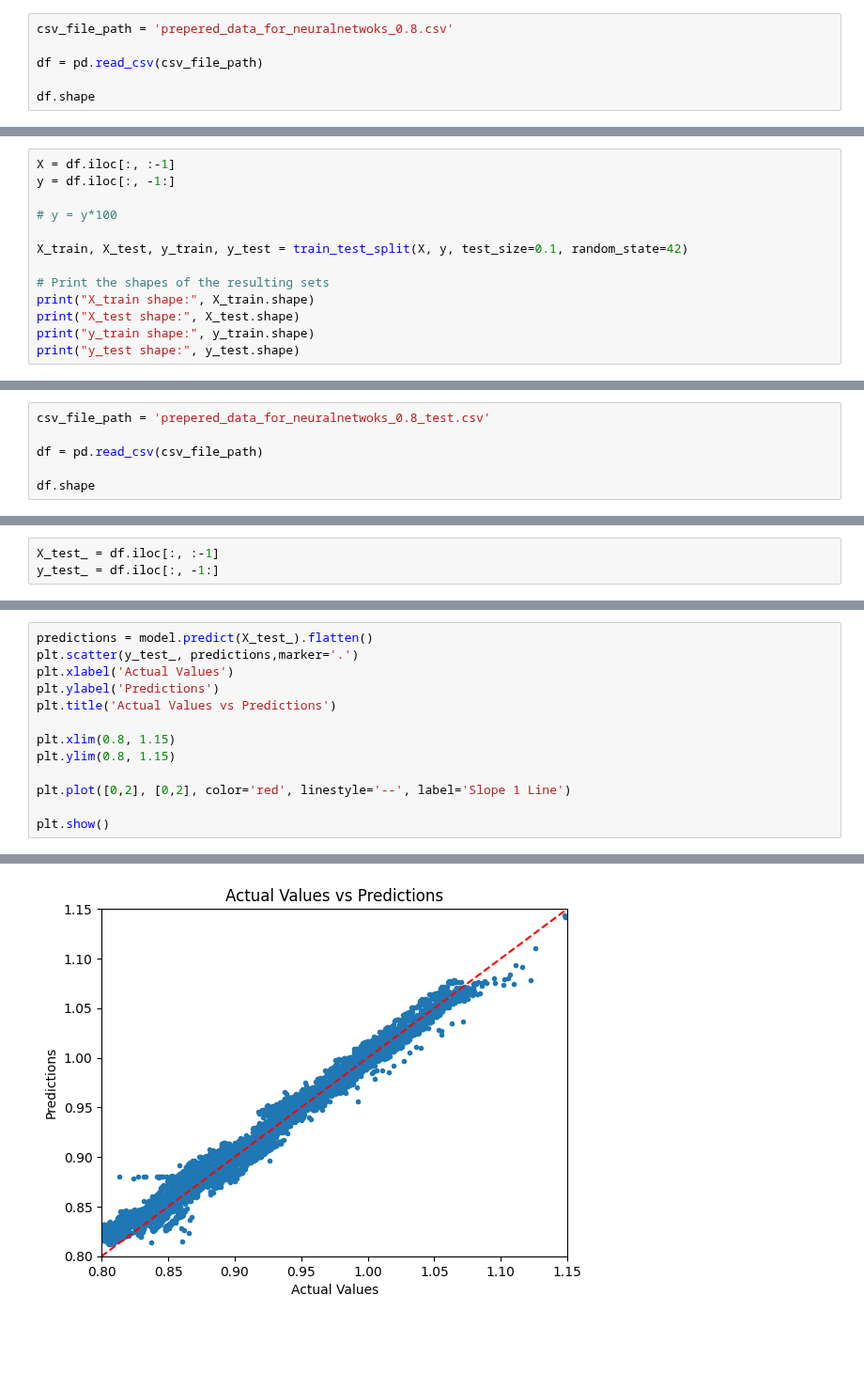
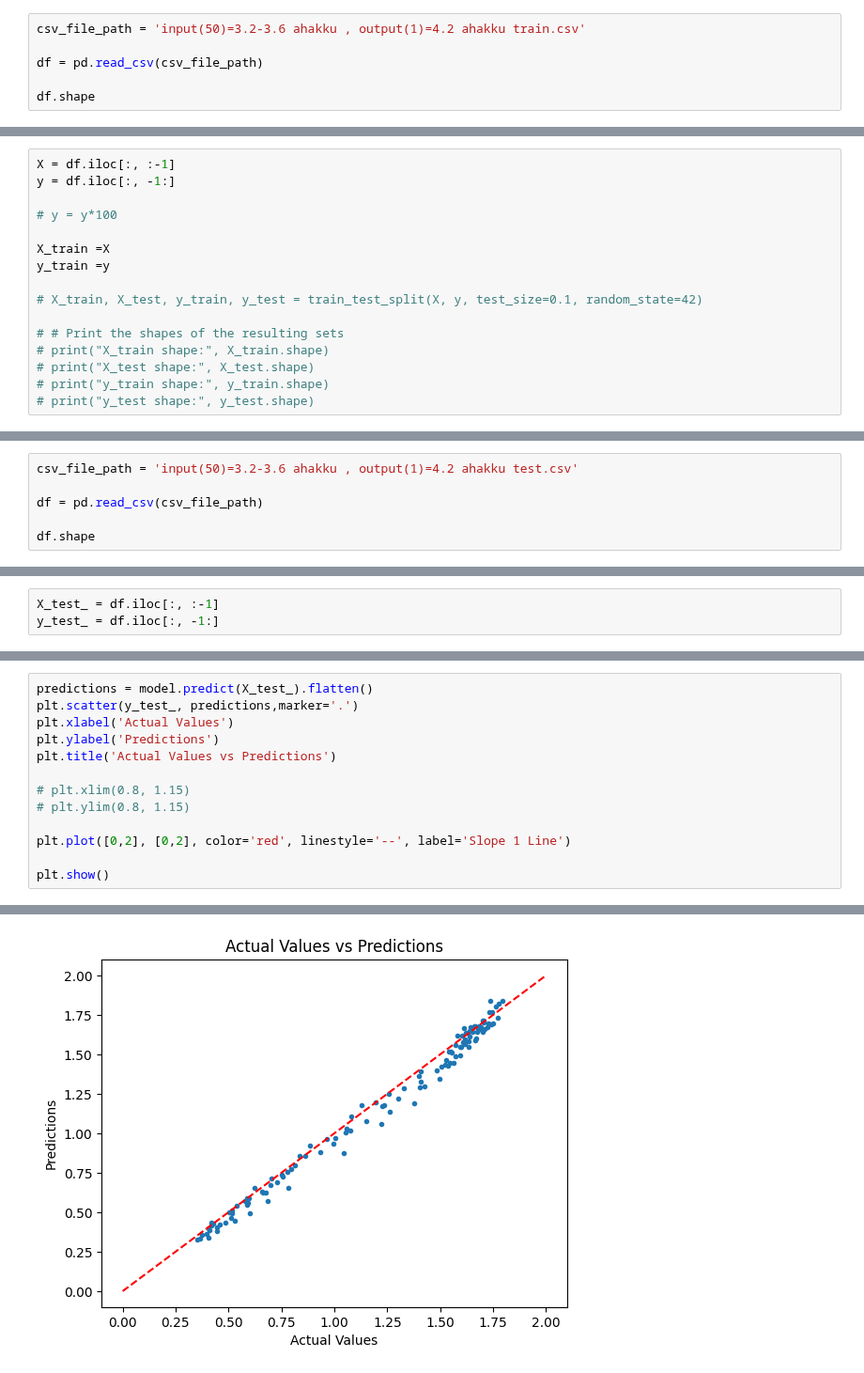
Before and after one commit to umerghafoor/battery-degradation-trajectory-prediction, a Jupyter notebook: neuralnetwork_capacity_prediction.ipynb, the cells around one changed output, grey strips where cells are left out. Shown at 94% size. Cells and saved outputs as stored; diff of their text form; blank space fills up the shorter version.

```diff
--- a/neuralnetwork_capacity_prediction.ipynb
+++ b/neuralnetwork_capacity_prediction.ipynb
@@ -14,5 +21,5 @@ WARNING:tensorflow:From c:\Users\Hp\AppData\Local\Programs\Python\Python311\Lib\
 # %%
-csv_file_path = 'prepered_data_for_neuralnetwoks_0.8.csv'
+csv_file_path = 'input(50)=3.2-3.6 ahakku , output(1)=4.2 ahakku train.csv'
 
 df = pd.read_csv(csv_file_path)
 
@@ -25,10 +32,13 @@ y = df.iloc[:, -1:]
 
 # y = y*100
 
-X_train, X_test, y_train, y_test = train_test_split(X, y, test_size=0.1, random_state=42)
+X_train =X
+y_train =y
 
-# Print the shapes of the resulting sets
-print("X_train shape:", X_train.shape)
-print("X_test shape:", X_test.shape)
-print("y_train shape:", y_train.shape)
-print("y_test shape:", y_test.shape)
+# X_train, X_test, y_train, y_test = train_test_split(X, y, test_size=0.1, random_state=42)
+
+# # Print the shapes of the resulting sets
+# print("X_train shape:", X_train.shape)
+# print("X_test shape:", X_test.shape)
+# print("y_train shape:", y_train.shape)
+# print("y_test shape:", y_test.shape)
@@ -160,5 +148,5 @@ plt.show()
 # %%
-csv_file_path = 'prepered_data_for_neuralnetwoks_0.8_test.csv'
+csv_file_path = 'input(50)=3.2-3.6 ahakku , output(1)=4.2 ahakku test.csv'
 
 df = pd.read_csv(csv_file_path)
 
@@ -193,8 +181,8 @@ plt.xlabel('Actual Values')
 plt.ylabel('Predictions')
 plt.title('Actual Values vs Predictions')
 
-plt.xlim(0.8, 1.15)
-plt.ylim(0.8, 1.15)
+# plt.xlim(0.8, 1.15)
+# plt.ylim(0.8, 1.15)
 
 plt.plot([0,2], [0,2], color='red', linestyle='--', label='Slope 1 Line')
 
@@ -204 +192 @@ plt.show()
-[figure, old version]
+[figure, new version]
```
Also changed, not shown: parts of 15 cells of this notebook, 1 other file.
